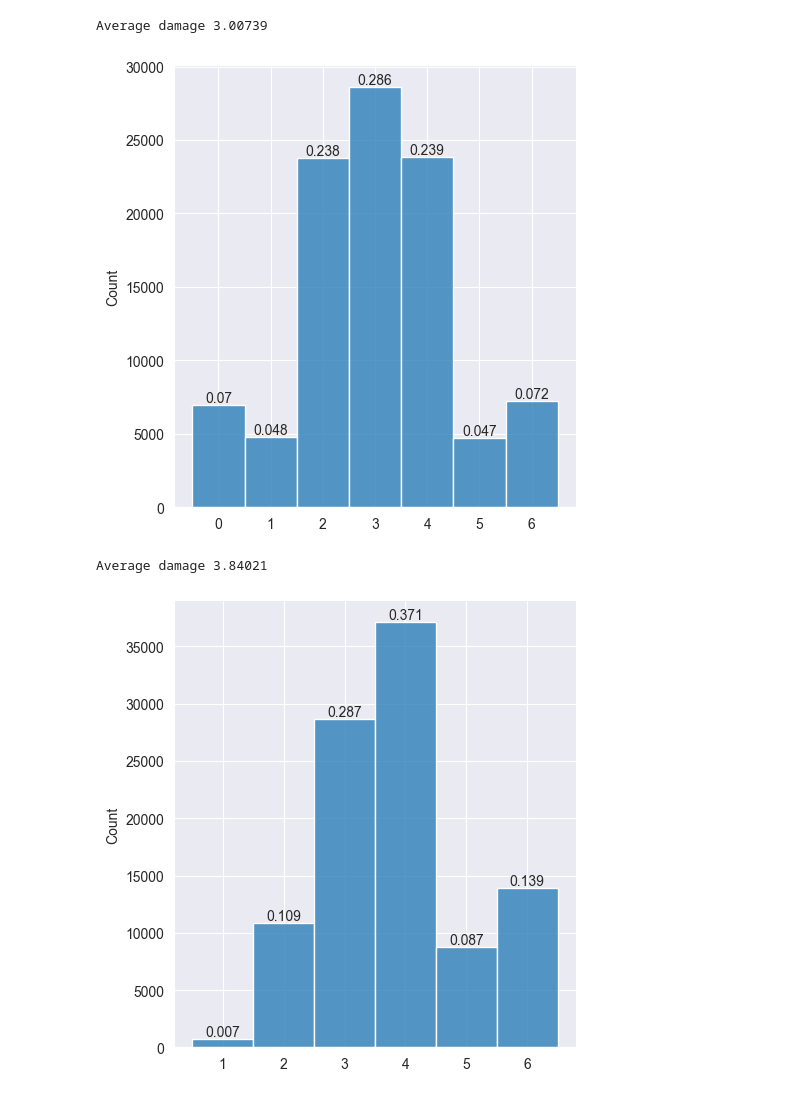
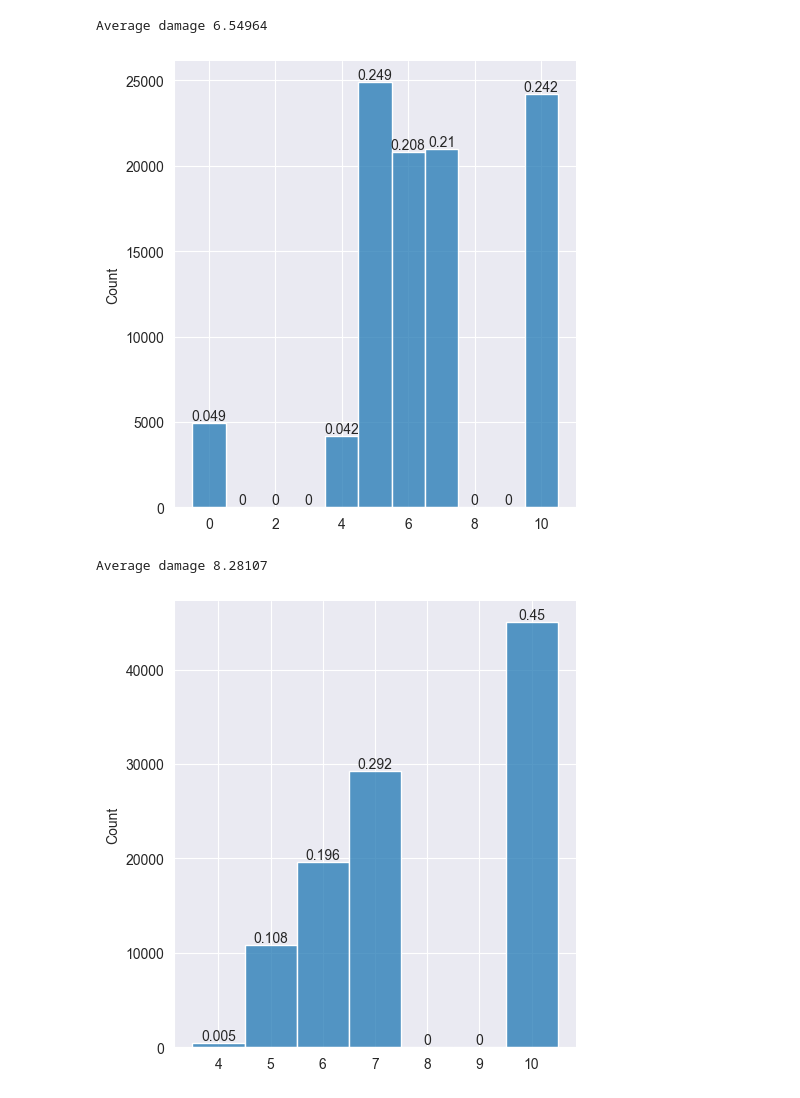
Before and after one commit to NiwEoj/Gloomhaven-attack-mod-sim, a Jupyter notebook: mainsim.ipynb, the cells around one changed output. Cells and saved outputs as stored; diff of their text form; code cells hidden in the pictures.

Commit message:
added disadvantage and double crit situations

```diff
--- a/mainsim.ipynb
+++ b/mainsim.ipynb
@@ -6,14 +6,14 @@ sns.set_style("darkgrid")
 # %%
 # create deck
 null     = 1
-minustwo = 1
-minusone = 5
+minustwo = 0
+minusone = 1
 zero     = 6
 plusone  = 5
-plustwo  = 1
+plustwo  = 5
 plusthree = 0
 plusfour = 0
-crit     = 1
+crit     = 5
 rollzero = 0
 rollone = 0
 rolltwo = 0
@@ -47,9 +47,9 @@ for x in cards:
 
 # set number of cycles
 t = 100000
-basedmg = 3
+basedmg = 5
 # %%
-#
+# function of drawing without advantage
 def draw(dklst,count,cycle,bd):
     global data,k
     while len(dklst) > 0 and count < cycle:
@@ -75,6 +75,7 @@ def draw(dklst,count,cycle,bd):
                 count = count + 1
     k = count
 
+# shuffle deck when required and keep drawing until 't' times
 k = 0
 data = []
 while k < t:
@@ -82,6 +83,7 @@ while k < t:
     random.shuffle(testdeck)
     draw(testdeck,k,t,basedmg)
 
+# sort data
 data = pd.Series(data)
 freq = data.value_counts()
 freq = freq.sort_index()
@@ -97,6 +99,7 @@ for x in range(freq.last_valid_index() + 1):
         lfreq.append(round(freq[x],3))
         i = i + 1
 
+# plot graph
 ax = sns.displot(data=data,discrete=True)
 ax.axes.ravel()[0].bar_label(ax.axes.ravel()[0].containers[0],labels=list(lfreq))
 
@@ -105,9 +108,10 @@ for x in freq.index:
     avg = avg + freq[x]*x
 print("Average damage", avg)
 # %% [output]
-Average damage 3.00739
+Average damage 6.54964
-[figure, old version]
+[figure, new version]
 # %%
+# function of drawing with advantage
 def draw2(dklst,count,bd,comp):
     global data,k
     dmg = 0
@@ -123,7 +127,7 @@ def draw2(dklst,count,bd,comp):
         except:
             pass
 
-    if comp[-2][0] == ' NULL' and comp[-1][0] == 'NULL':
+    if comp[-2][0] == 'NULL' and comp[-1][0] == 'NULL':
         data.append(0)
         dklst = []
         count = count + 1
@@ -140,6 +144,13 @@ def draw2(dklst,count,bd,comp):
         data.append(dmg + bd)
         dklst = []
         count = count + 1
+    elif comp[-2][0] == 'CRIT' and comp[-1][0] == 'CRIT':
+        x = 0
+        while x < (len(comp)-2):
+            dmg = dmg + comp[x][0]
+            x = x + 1
+        data.append(2*(bd + dmg))
+        dklst = []
     elif (comp[-2][0] == 'CRIT' or comp[-1][0] == 'CRIT') and (comp[-1][0] == 'NULL' or comp[-2][0] == 'NULL'):
         x = 0
         while x < (len(comp)-2):
@@ -174,39 +185,41 @@ def draw2(dklst,count,bd,comp):
     k = count
     return dklst
 
+# shuffle deck when required and keep drawing until 't' times
 k = 0
 data = []
 while k < t:
     testdeck = deck[:]
     random.shuffle(testdeck)
     while len(testdeck) > 0 and k < t:
         testdeck = draw2(testdeck,k,basedmg,[])
 
+# sort data
 data = pd.Series(data)
 freq = data.value_counts()
 freq = freq.sort_index()
 for x in freq.index:
     freq[x] = freq[x]/t
 
 lfreq = []
 i = 0
 for x in range(freq.last_valid_index() + 1):
     if x != freq.index[i] and len(lfreq) == 0:
         pass
     elif x != freq.index[i]:
         lfreq.append(0)
     else:
         lfreq.append(round(freq[x],3))
         i = i + 1
 
-
+# plot graph
 ax = sns.displot(data=data,discrete=True)
 ax.axes.ravel()[0].bar_label(ax.axes.ravel()[0].containers[0],labels=list(lfreq))
 
 avg = 0
 for x in freq.index:
     avg = avg + freq[x]*x
 print("Average damage", avg)
 # %% [output]
-Average damage 3.84021
+Average damage 8.28107
-[figure, old version]
+[figure, new version]
```
Also changed, not shown: parts of 1 cell of this notebook.
